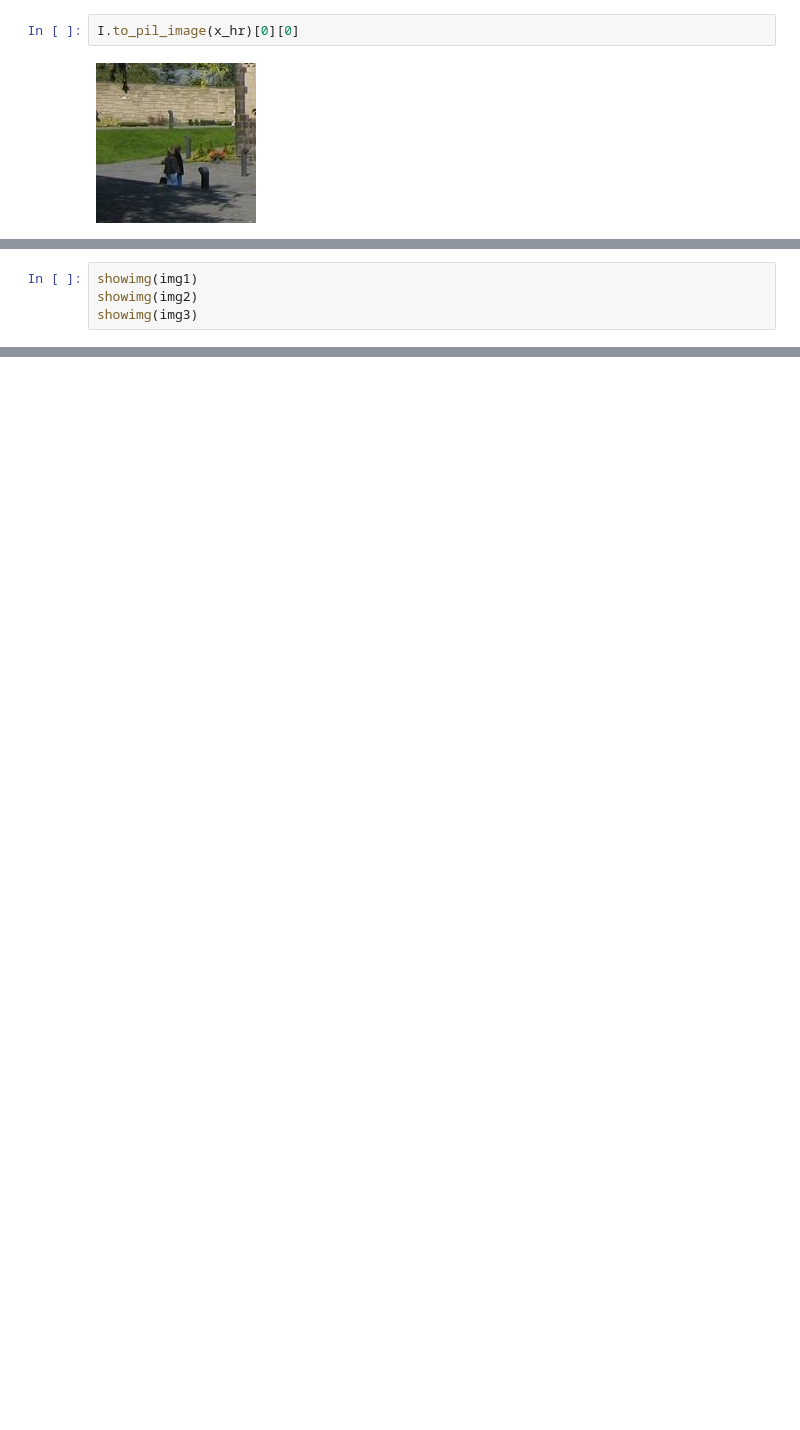
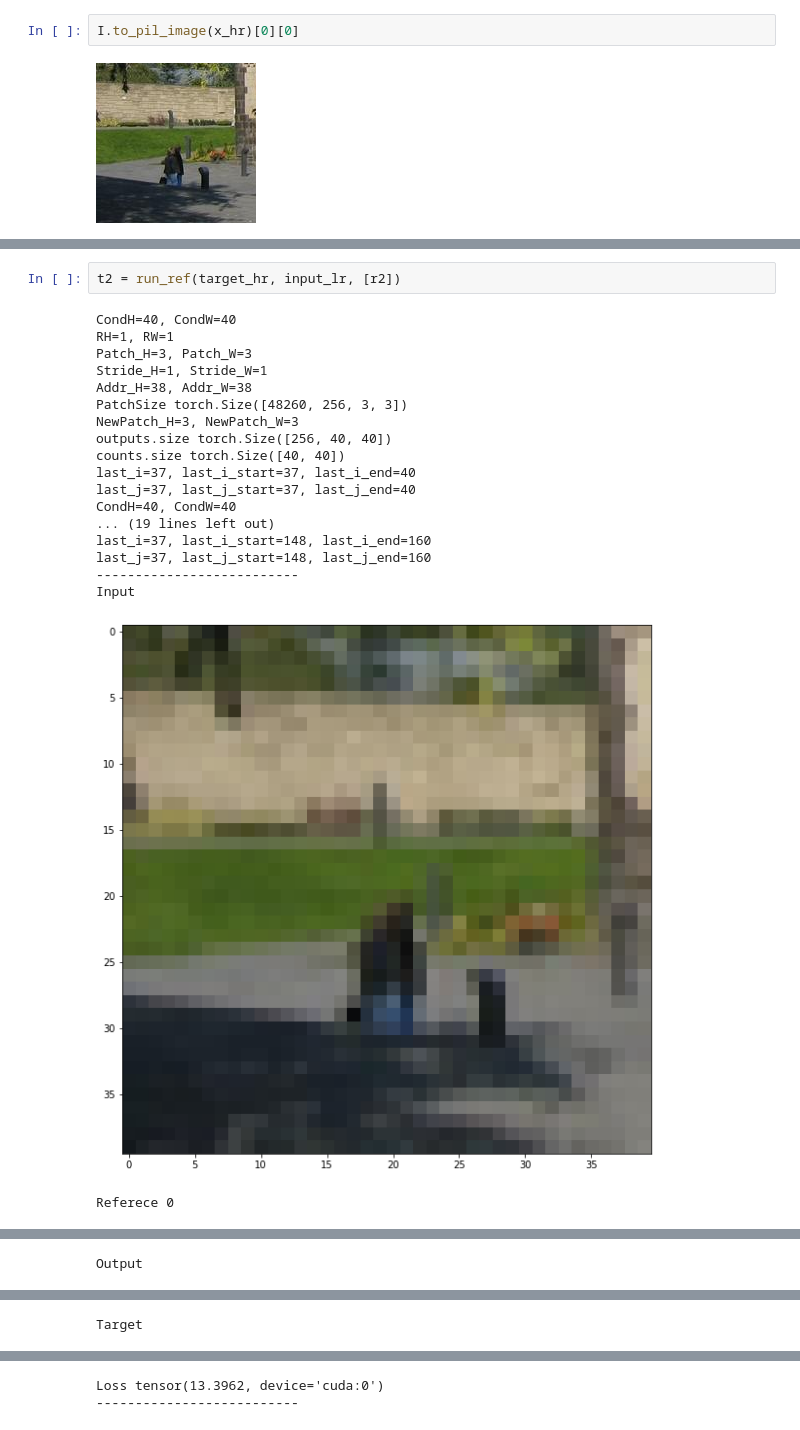
Before and after one commit to SolitaryKnife/GuidedTextureTransfer, a Jupyter notebook: deletable_test.ipynb, the cells around one changed output, grey strips where cells are left out. Saved outputs shown, nothing was run; the diff lists cells and outputs as text; blank space fills up the shorter version.

```diff
--- a/deletable_test.ipynb
+++ b/deletable_test.ipynb
@@ -164,4 +184,22 @@ RuntimeError: CUDA out of memory. Tried to allocate 3.31 GiB (GPU 0; 8.00 GiB to
-# %%
-showimg(img1)
-showimg(img2)
-showimg(img3)
+# %%
+t2 = run_ref(target_hr, input_lr, [r2])
+# %% [output]
+CondH=40, CondW=40
+RH=1, RW=1
+Patch_H=3, Patch_W=3
+Stride_H=1, Stride_W=1
+Addr_H=38, Addr_W=38
+PatchSize torch.Size([48260, 256, 3, 3])
+NewPatch_H=3, NewPatch_W=3
+outputs.size torch.Size([256, 40, 40])
+counts.size torch.Size([40, 40])
+last_i=37, last_i_start=37, last_i_end=40
+last_j=37, last_j_start=37, last_j_end=40
+CondH=40, CondW=40
+... (19 lines left out)
+last_i=37, last_i_start=148, last_i_end=160
+last_j=37, last_j_start=148, last_j_end=160
+--------------------------
+Input
+[figure, added]
+Referece 0
@@ -167,0 +207 @@ showimg(img3)
+Output
@@ -167,0 +209 @@ showimg(img3)
+Target
@@ -167,0 +211,2 @@ showimg(img3)
+Loss tensor(13.3962, device='cuda:0')
+--------------------------
```
Also changed, not shown: parts of 4 cells of this notebook.
